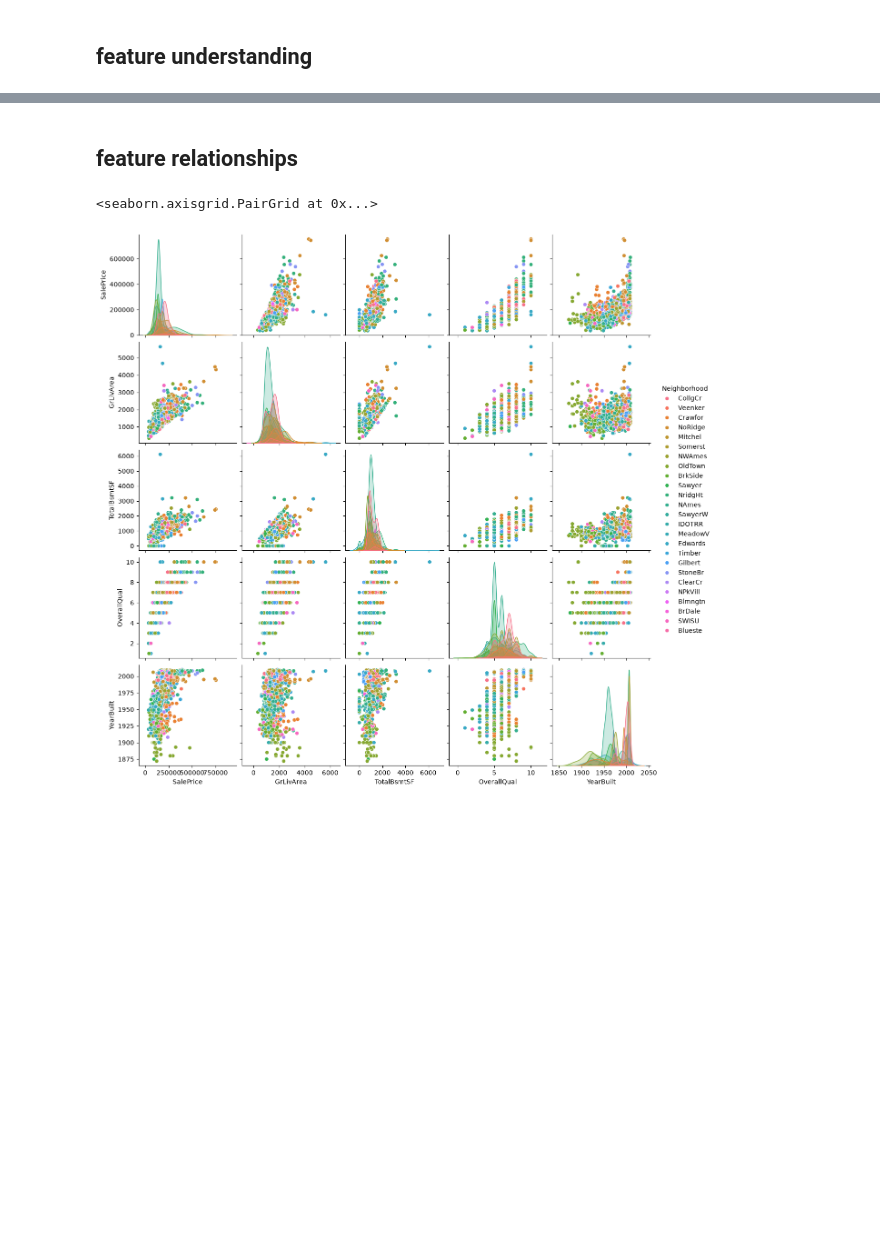
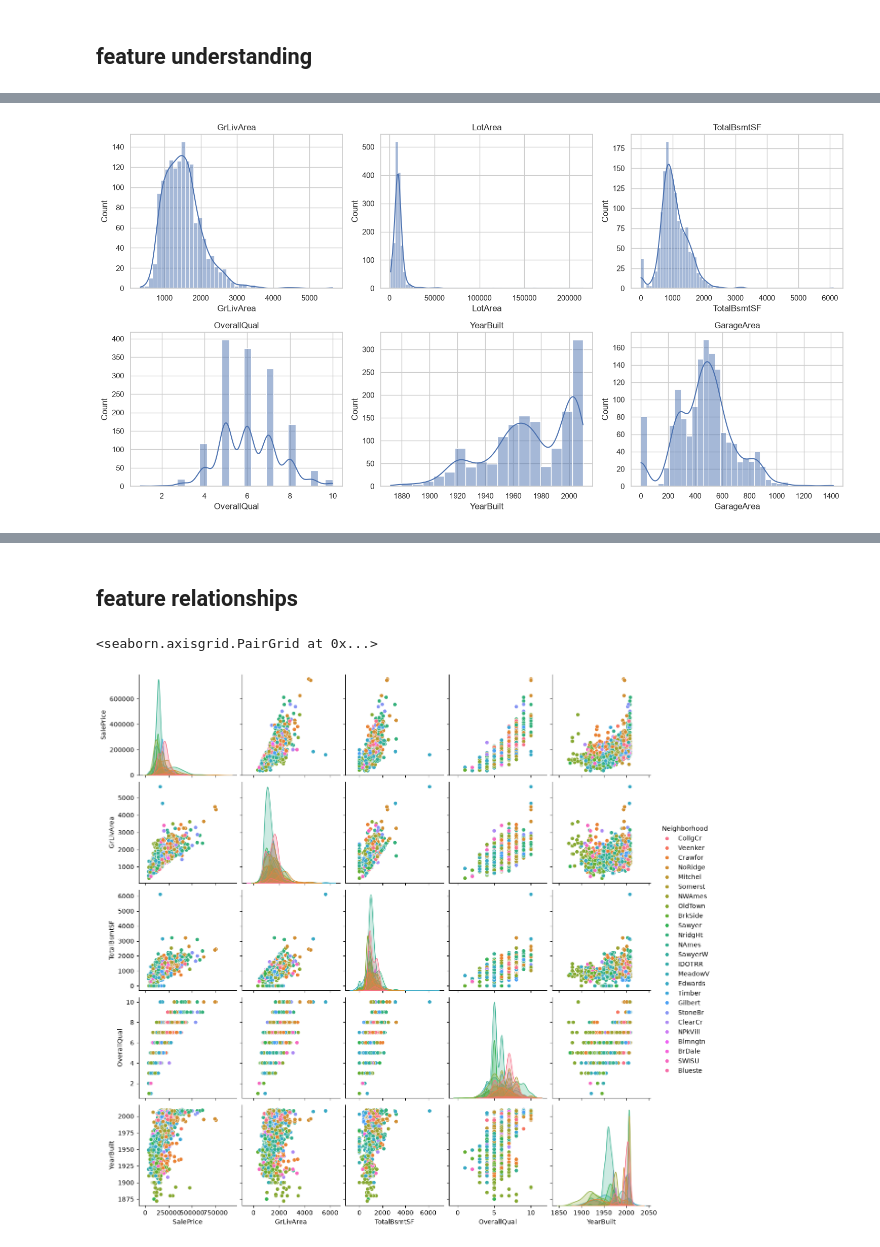
Before and after one commit to anuri-el/Machine-Learning-Technologies, a Jupyter notebook: main.ipynb, the cells around one changed output, grey strips where cells are left out. Saved outputs shown, nothing was run; the diff lists cells and outputs as text; code cells hidden in the pictures; blank space fills up the shorter version.

```diff
--- a/main.ipynb
+++ b/main.ipynb
@@ -171,0 +340,14 @@ Text(0, 0.5, 'Count')
+# %%
+num_plot_cols = ['GrLivArea', 'LotArea', 'TotalBsmtSF', 'OverallQual', 'YearBuilt', 'GarageArea']
+
+fig, axes = plt.subplots(2, 3, figsize=(15, 8))
+axes = axes.flatten()
+
+for ax, c in zip(axes, num_plot_cols):
+    sns.histplot(df[c].dropna(), kde=True, ax=ax)
+    ax.set_title(c)
+
+plt.tight_layout()
+plt.show()
+# %% [output]
+[figure, added]
```
Also changed, not shown: parts of 22 cells of this notebook, 9 other files.
